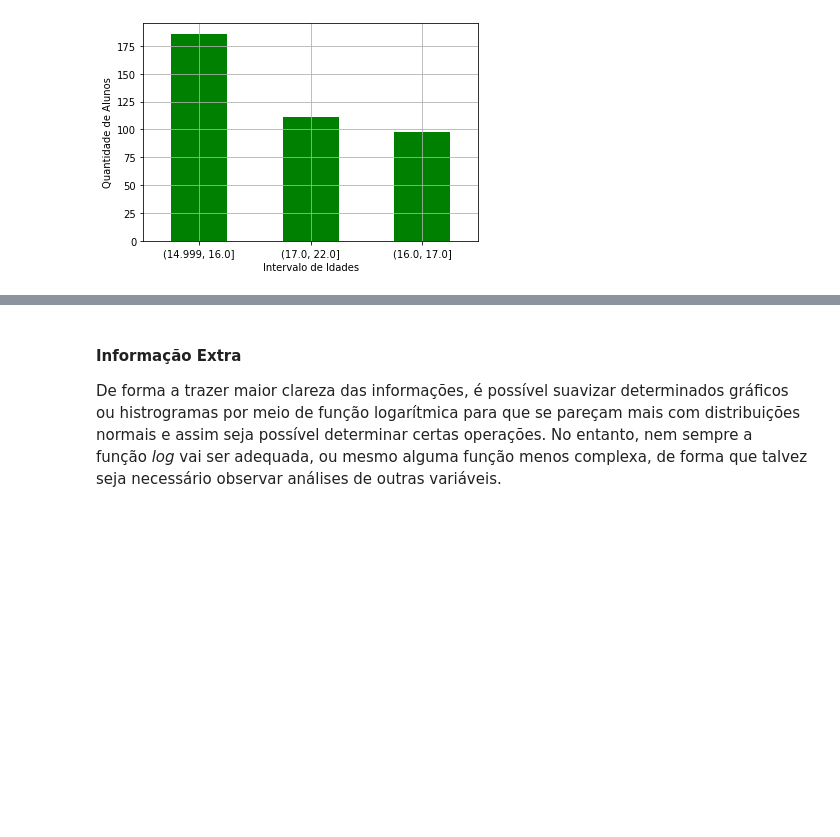
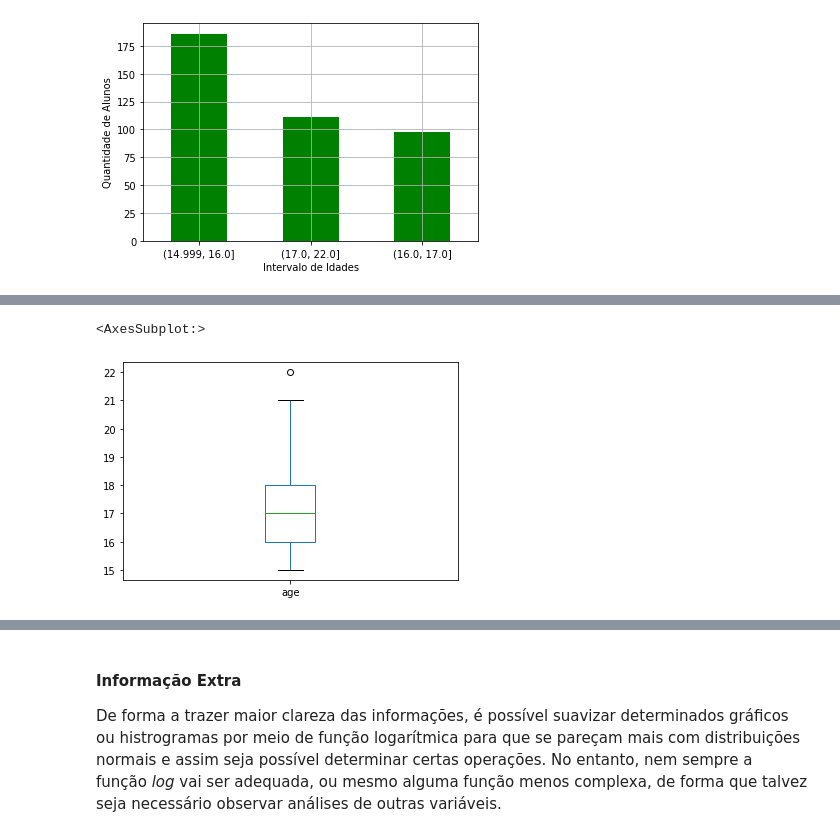
Before and after one commit to danielmacedodc/Analise-de-Dados_CIn, a Jupyter notebook: Projeto - Análise de Dados - Daniel Macedo.ipynb, the cells around one changed output, grey strips where cells are left out. Drawn from its saved outputs; the diff is of its cells as text; code cells hidden in the pictures; blank space fills up the shorter version.

Commit message:
Inclusão de métodos de remoção de outliers

```diff
--- a/Projeto - Análise de Dados - Daniel Macedo.ipynb
+++ b/Projeto - Análise de Dados - Daniel Macedo.ipynb
@@ -430,0 +454,6 @@ Text(0, 0.5, 'Quantidade de Alunos')
+# %%
+# método box-plot na idade
+mat_stud['age'].plot.box()
+# %% [output]
+<AxesSubplot:>
+[figure, added]
```
Also changed, not shown: parts of 30 cells of this notebook, 1 other file.
